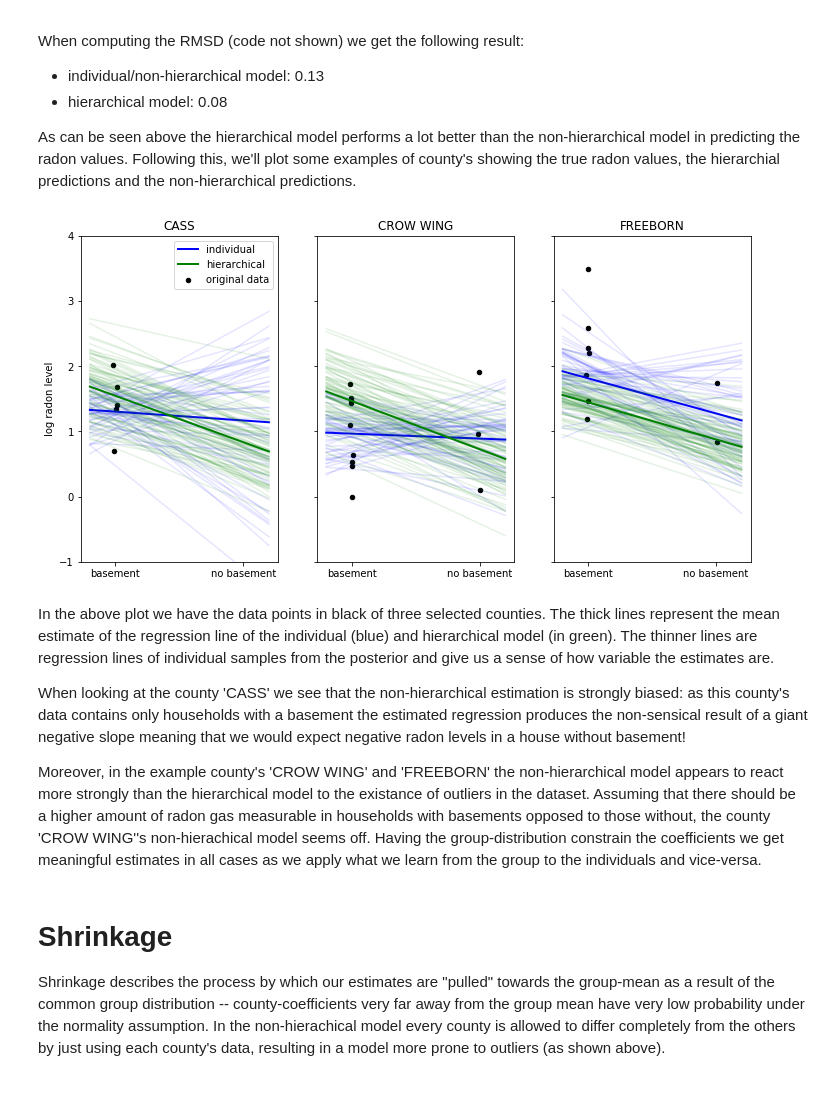
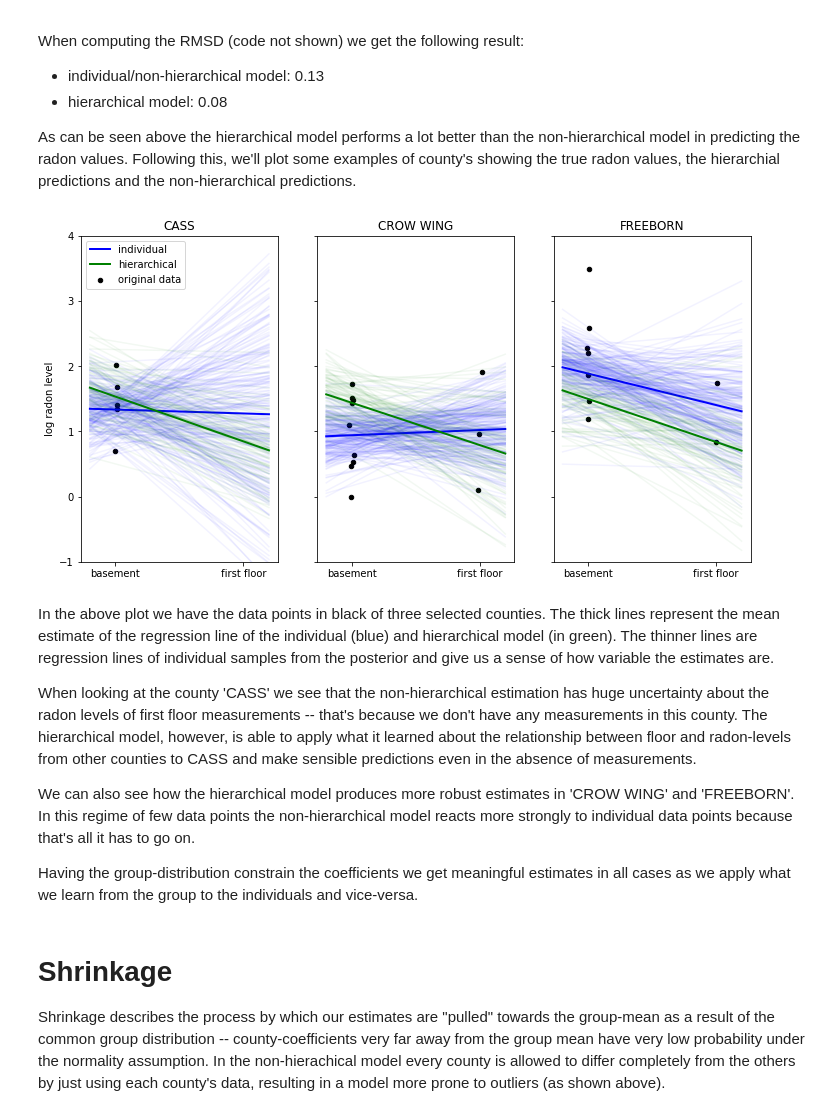
Before and after one commit to twiecki/WhileMyMCMCGentlySamples, a Jupyter notebook: content/downloads/notebooks/GLM_hierarchical.ipynb, the cells around one changed output. Cells and saved outputs as stored; diff of their text form; code cells hidden in the pictures.

Commit message:
Update hierarchical GLM to fix coding issues as well as fix explanation of basement measurements.

```diff
--- a/content/downloads/notebooks/GLM_hierarchical.ipynb
+++ b/content/downloads/notebooks/GLM_hierarchical.ipynb
@@ -86,7 +87,7 @@ To really highlight the effect of the hierarchical linear regression we'll first
 indiv_traces = {}
 for county_name in county_names:
     # Select subset of data belonging to county
-    c_data = data.ix[data.county == county_name]
+    c_data = data.loc[data.county == county_name]
     c_data = c_data.reset_index(drop=True)
 
     c_log_radon = c_data.log_radon
@@ -94,9 +95,9 @@ for county_name in county_names:
 
     with pm.Model() as individual_model:
         # Intercept prior
-        a = pm.Normal('alpha', mu=0, sd=1)
+        a = pm.Normal('alpha', mu=0, sigma=1)
         # Slope prior
-        b = pm.Normal('beta', mu=0, sd=1)
+        b = pm.Normal('beta', mu=0, sigma=1)
 
         # Model error prior
         eps = pm.HalfCauchy('eps', beta=1)
@@ -105,7 +106,7 @@ for county_name in county_names:
         radon_est = a + b * c_floor_measure
 
         # Data likelihood
-        y_like = pm.Normal('y_like', mu=radon_est, sd=eps, observed=c_log_radon)
+        y_like = pm.Normal('y_like', mu=radon_est, sigma=eps, observed=c_log_radon)
 
         # Inference button (TM)!
         trace = pm.sample(progressbar=False)
@@ -117,15 +136,15 @@ Instead of initiating the parameters separatly, the hierarchical model initiates
 # %%
 with pm.Model() as hierarchical_model:
     # Hyperpriors
-    mu_a = pm.Normal('mu_alpha', mu=0., sd=1)
+    mu_a = pm.Normal('mu_alpha', mu=0., sigma=1)
     sigma_a = pm.HalfCauchy('sigma_alpha', beta=1)
-    mu_b = pm.Normal('mu_beta', mu=0., sd=1)
+    mu_b = pm.Normal('mu_beta', mu=0., sigma=1)
     sigma_b = pm.HalfCauchy('sigma_beta', beta=1)
 
     # Intercept for each county, distributed around group mean mu_a
-    a = pm.Normal('alpha', mu=mu_a, sd=sigma_a, shape=len(data.county.unique()))
+    a = pm.Normal('alpha', mu=mu_a, sigma=sigma_a, shape=len(data.county.unique()))
     # Intercept for each county, distributed around group mean mu_a
-    b = pm.Normal('beta', mu=mu_b, sd=sigma_b, shape=len(data.county.unique()))
+    b = pm.Normal('beta', mu=mu_b, sigma=sigma_b, shape=len(data.county.unique()))
 
     # Model error
     eps = pm.HalfCauchy('eps', beta=1)
@@ -134,10 +153,10 @@ with pm.Model() as hierarchical_model:
     radon_est = a[county_idx] + b[county_idx] * data.floor.values
 
     # Data likelihood
-    y_like = pm.Normal('y_like', mu=radon_est, sd=eps, observed=data.log_radon)
+    y_like = pm.Normal('y_like', mu=radon_est, sigma=eps, observed=data.log_radon)
 # %%
 with hierarchical_model:
-    hierarchical_trace = pm.sample(njobs=4)
+    hierarchical_trace = pm.sample()
 # %% [output]
 Auto-assigning NUTS sampler...
 Initializing NUTS using jitter+adapt_diag...
@@ -169,38 +197,40 @@ As can be seen above the hierarchical model performs a lot better than the non-h
 # %%
 selection = ['CASS', 'CROW WING', 'FREEBORN']
 fig, axis = plt.subplots(1, 3, figsize=(12, 6), sharey=True, sharex=True)
 axis = axis.ravel()
 for i, c in enumerate(selection):
-    c_data = data.ix[data.county == c]
+    c_data = data.loc[data.county == c]
     c_data = c_data.reset_index(drop = True)
     z = list(c_data['county_code'])[0]
 
     xvals = np.linspace(-0.2, 1.2)
     for a_val, b_val in zip(indiv_traces[c]['alpha'][::10], indiv_traces[c]['beta'][::10]):
-        axis[i].plot(xvals, a_val + b_val * xvals, 'b', alpha=.1)
+        axis[i].plot(xvals, a_val + b_val * xvals, 'b', alpha=.05)
     axis[i].plot(xvals, indiv_traces[c]['alpha'][::10].mean() + indiv_traces[c]['beta'][::10].mean() * xvals,
                  'b', alpha=1, lw=2., label='individual')
     for a_val, b_val in zip(hierarchical_trace['alpha'][::10][z], hierarchical_trace['beta'][::10][z]):
-        axis[i].plot(xvals, a_val + b_val * xvals, 'g', alpha=.1)
+        axis[i].plot(xvals, a_val + b_val * xvals, 'g', alpha=.05)
     axis[i].plot(xvals, hierarchical_trace['alpha'][::10][z].mean() + hierarchical_trace['beta'][::10][z].mean() * xvals,
                  'g', alpha=1, lw=2., label='hierarchical')
     axis[i].scatter(c_data.floor + np.random.randn(len(c_data))*0.01, c_data.log_radon,
                     alpha=1, color='k', marker='.', s=80, label='original data')
     axis[i].set_xticks([0,1])
-    axis[i].set_xticklabels(['basement', 'no basement'])
+    axis[i].set_xticklabels(['basement', 'first floor'])
     axis[i].set_ylim(-1, 4)
     axis[i].set_title(c)
     if not i%3:
         axis[i].legend()
         axis[i].set_ylabel('log radon level')
 # %% [output]
-[figure, old version]
+[figure, new version]
 # %% [markdown]
 In the above plot we have the data points in black of three selected counties. The thick lines represent the mean estimate of the regression line of the individual (blue) and hierarchical model (in green). The thinner lines are regression lines of individual samples from the posterior and give us a sense of how variable the estimates are.
 
-When looking at the county 'CASS' we see that the non-hierarchical estimation is strongly biased: as this county's data contains only households with a basement the estimated regression produces the non-sensical result of a giant negative slope meaning that we would expect negative radon levels in a house without basement!
+When looking at the county 'CASS' we see that the non-hierarchical estimation has huge uncertainty about the radon levels of first floor measurements -- that's because we don't have any measurements in this county. The hierarchical model, however, is able to apply what it learned about the relationship between floor and radon-levels from other counties to CASS and make sensible predictions even in the absence of measurements.
 
-Moreover, in the example county's 'CROW WING' and 'FREEBORN' the non-hierarchical model appears to react more strongly than the hierarchical model to the existance of outliers in the dataset. Assuming that there should be a higher amount of radon gas measurable in households with basements opposed to those without, the county 'CROW WING''s non-hierachical model seems off. Having the group-distribution constrain the coefficients we get meaningful estimates in all cases as we apply what we learn from the group to the individuals and vice-versa.
+We can also see how the hierarchical model produces more robust estimates in 'CROW WING' and 'FREEBORN'. In this regime of few data points the non-hierarchical model reacts more strongly to individual data points because that's all it has to go on.
+
+Having the group-distribution constrain the coefficients we get meaningful estimates in all cases as we apply what we learn from the group to the individuals and vice-versa.
 # %% [markdown]
 # Shrinkage
 Shrinkage describes the process by which our estimates are "pulled" towards the group-mean as a result of the common group distribution -- county-coefficients very far away from the group mean have very low probability under the normality assumption. In the non-hierachical model every county is allowed to differ completely from the others by just using each county's data, resulting in a model more prone to outliers (as shown above).
```
Also changed, not shown: parts of 9 cells of this notebook.
